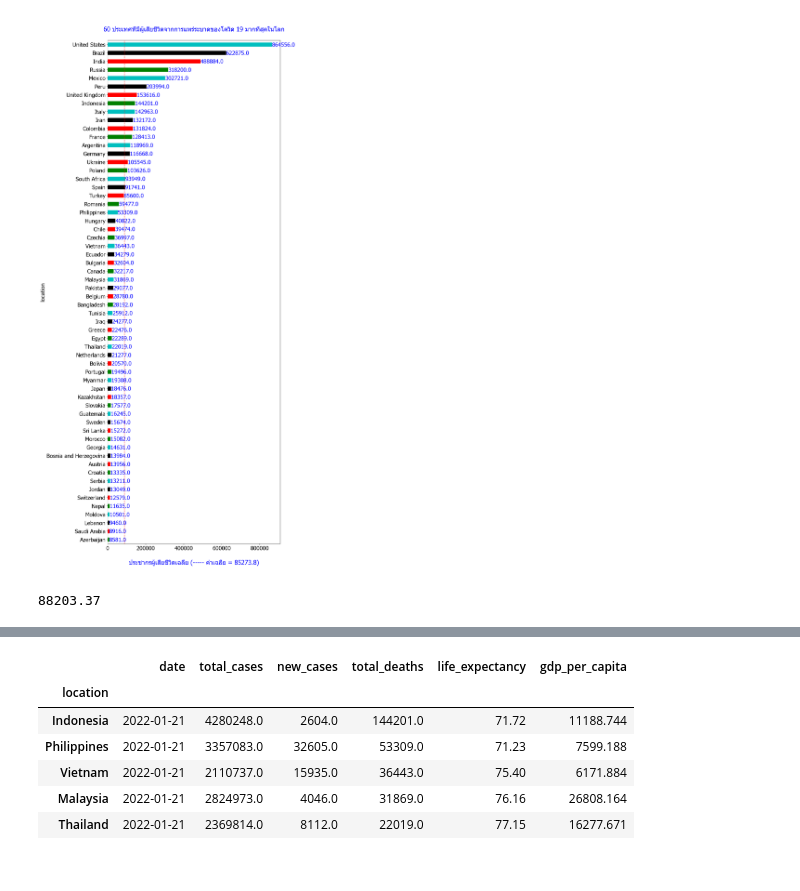
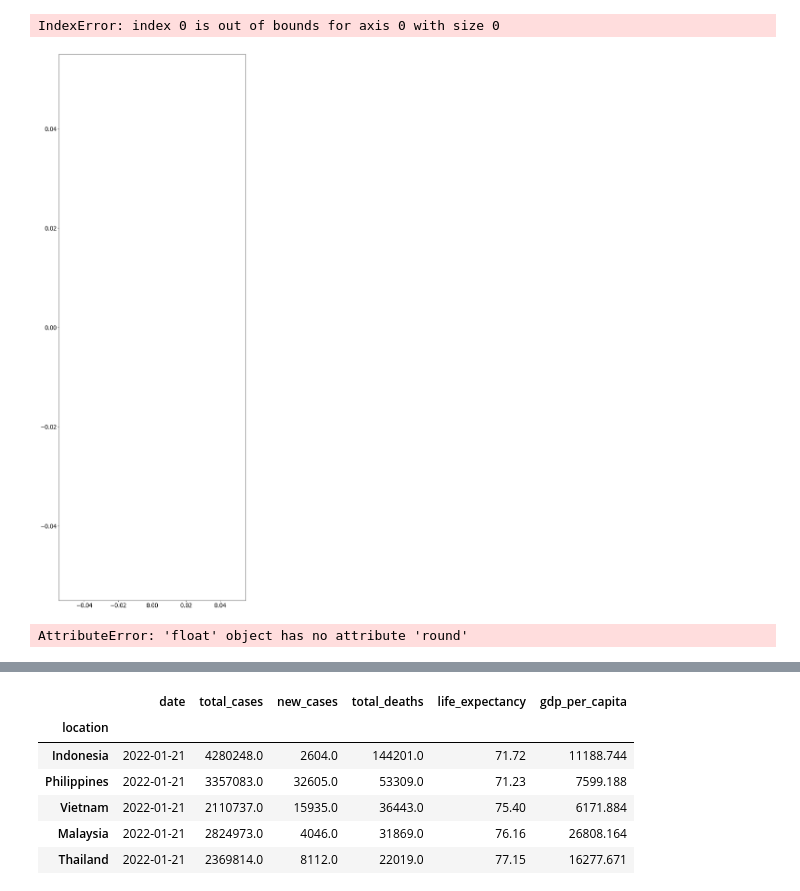
Before and after one commit to Thitphavanh/Python-Artificial-intelligence-Machine-Learning-Deep-Learning, a Jupyter notebook: DataRegression/SimpleLinearRegression.ipynb, the cells around one changed output, grey strips where cells are left out. Drawn from its saved outputs; the diff is of its cells as text; code cells hidden in the pictures.

```diff
--- a/DataRegression/SimpleLinearRegression.ipynb
+++ b/DataRegression/SimpleLinearRegression.ipynb
@@ -38,7 +38,7 @@ numpy   version: 1.22.1
 # covid = pd.read_csv('D:/Python Analysis/owid-covid-data.csv')
 # covid
 
-covid = pd.read_csv('D:\QAPublicAd\MulticlassClassification\owid-covid-data.csv')
+covid = pd.read_csv('C:/Users/Hery/Desktop/My Projects/Python-Artificial-intelligence-Machine-Learning-Deep-Learning/owid-covid-data.csv')
 covid
 # %% [output]
 |  | iso_code | continent | location | date | total_cases | new_cases | new_cases_smoothed | total_deaths | ... |
@@ -116,7 +116,7 @@ data
 # %%
 #data5 = data5.loc[:, ['Entity','Code','Year','Breast cancer (deaths)']]
 #s = data1.drop([77,140,43,119]) #,axis=0).drop([60604]) #ลบแถว
-df1 = data.loc[data['date'] == '2022-01-21'].sort_values(['total_deaths'],ascending=False) #.drop([147610]) #.rename(columns={'Internet':'y'}) #ข้อมูล ณ วันที่ 7 ธค.2020
+df1 = data.loc[data['date'] == '2022-06-21'].sort_values(['total_deaths'],ascending=False)#.drop([147610]) #.rename(columns={'Internet':'y'})
 df1
 # %% [output]
 |  | date | location | total_cases | new_cases | total_deaths | life_expectancy | gdp_per_capita |
@@ -135,7 +123,6 @@ df1
 # %%
-df2 = df1.sort_values(['total_deaths'],ascending=False) #.set_index('location') #.head(60) #.reset_index()
-s = df2.drop([154317]).set_index('location').head(60) #,axis=0) #ลบแถว
-s
+df2 = df1.sort_values(['total_deaths'],ascending=False).set_index('location').head(60) #.reset_index()
+df2.head(60)
 # %% [output]
 |  | date | total_cases | new_cases | total_deaths | life_expectancy | gdp_per_capita |
 | location |  |  |  |  |  |  |
@@ -158,33 +129,29 @@ s
 # %%
-avg = s['total_deaths'].mean() #.sum()/10
+avg = df2['total_deaths'].mean()#.sum()/10
 plt.axvline(avg, color='red', linestyle='--')
 plt.rcParams['font.family']='Tahoma'
 plt.rcParams['font.size']=18
 
-ax = s['total_deaths'].sort_values(ascending=True).plot(kind='barh',
-                          figsize=(10, 30), #width, length
-                          linewidth=25,
-                          fontsize=18,
-                          color=['green','red','black','c']);
+ax = df2['total_deaths'].sort_values(ascending=True).plot(kind='barh',figsize=(10, 30), linewidth=25,fontsize=18,color=['green','red','black','c']);
 
-ax.set_title('\n60 ประเทศที่มีผู้เสียชีวิตจากการแพร่ระบาดของโควิด 19 มากที่สุดในโลก\n',
-             fontsize=20, color='blue')
+ax.set_title('\n60 ประเทศที่มีผู้เสียชีวิตจากการแพร่ระบาดของโควิด 19 มากที่สุดในโลก\n', fontsize=20, color='blue')
 ax.set_xlabel('\nประชากรผู้เสียชีวิตเฉลี่ย (----- ค่าเฉลี่ย = 85273.8)\n', fontsize=20, color='blue');
 
 # set individual bar lables using above list
 for i in ax.patches:
-    # get_width pulls left or right; get_y pushes up or down
+    #   get_width pulls left or right; get_y pushes up or down
     ax.text(i.get_width()+.01, i.get_y()+.01, \
             str(round((i.get_width()), 2)), fontsize=18, color='blue')
 
 # invert for largest on top
-#ax.invert_yaxis()
+ax.invert_yaxis()
 # %% [output]
+IndexError: index 0 is out of bounds for axis 0 with size 0
-[figure, old version]
+[figure, new version]
 # %%
 avg.round(2)
 # %% [output]
-88203.37
+AttributeError: 'float' object has no attribute 'round'
 # %%
 df3 = df1.sort_values(['total_deaths'],ascending=False).set_index('location').tail(30) #.reset_index()
 df3
```
Also changed, not shown: parts of 11 cells of this notebook, 1 other file.
